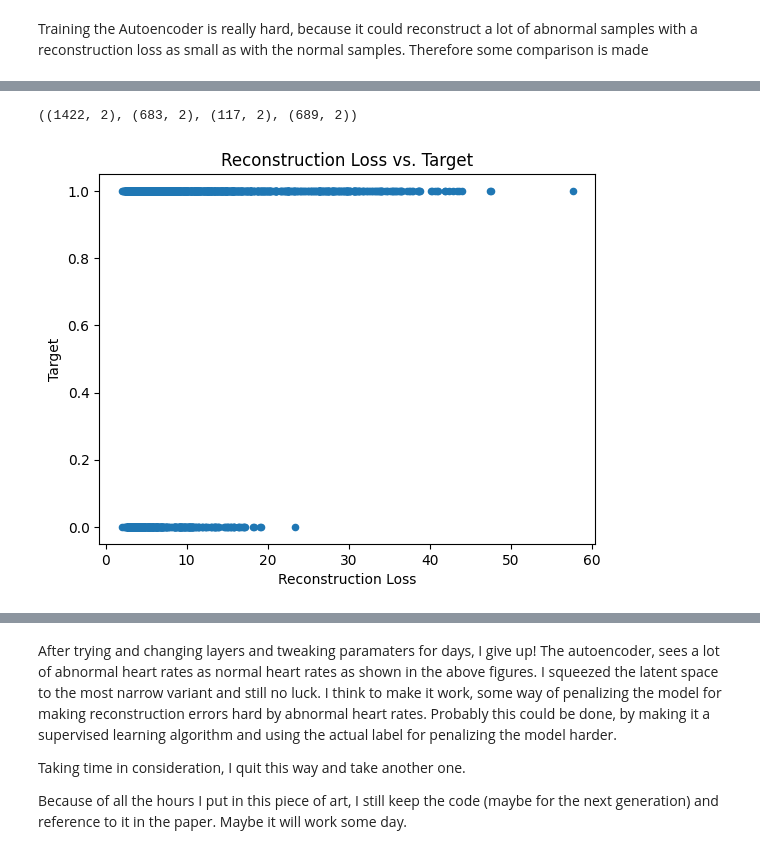
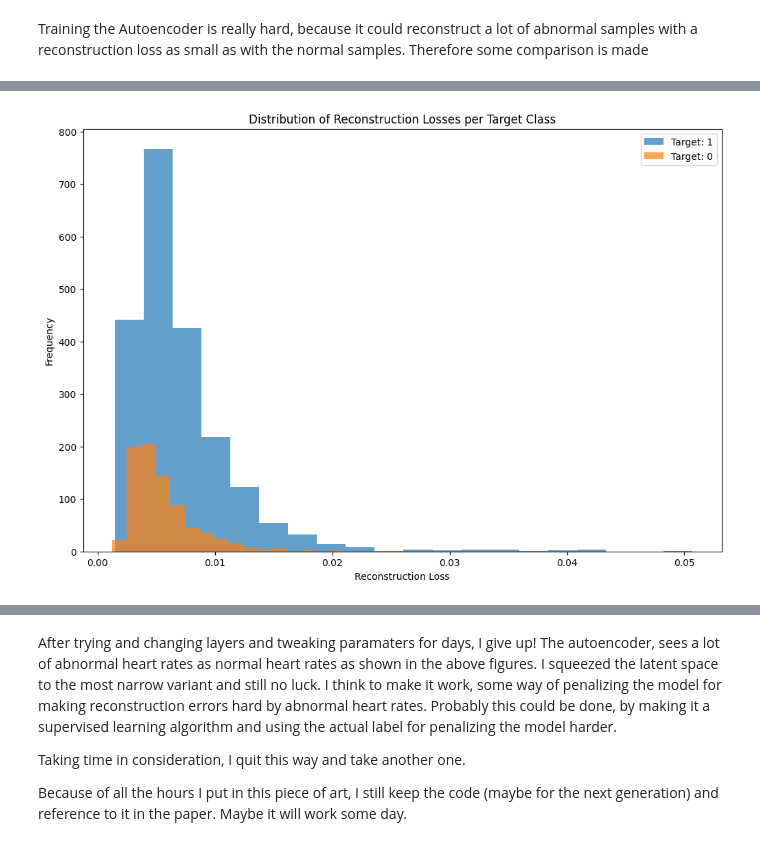
Before and after one commit to nicky508/nickyvanoorschot_mads_exam_24, a Jupyter notebook: notebooks/04_RAE_model.ipynb, the cells around one changed output, grey strips where cells are left out. Saved outputs shown, nothing was run; the diff lists cells and outputs as text; code cells hidden in the pictures.

```diff
--- a/notebooks/04_RAE_model.ipynb
+++ b/notebooks/04_RAE_model.ipynb
@@ -160,28 +136,54 @@ with torch.no_grad():
-# %%
-data = {
-        'Reconstruction Loss': reconstruction_losses,
-        'Target': targets
-    }
-
-# Create DataFrame for easy plotting
-df = pd.DataFrame(data)
-# print(df.head())
-
-# Plot using Seaborn
-df.plot.scatter(x='Reconstruction Loss', y='Target')
-plt.title('Reconstruction Loss vs. Target')
-plt.xlabel('Reconstruction Loss')
-plt.ylabel('Target')
-
-threshold = 8
-(
-    df[(df['Target'] == 1) & (df['Reconstruction Loss'] <= threshold)].shape, #Abnormal <= threshold #bad recall
-    df[(df['Target'] == 1) & (df['Reconstruction Loss'] > threshold)].shape, #Abnormal > threshold #good recall
-    df[(df['Target'] == 0) & (df['Reconstruction Loss'] > threshold)].shape, #Normal > threshold  # good recall
-    df[(df['Target'] == 0) & (df['Reconstruction Loss'] <= threshold)].shape #Normal <= threshold #good recall
-)
-# %% [output]
-((1422, 2), (683, 2), (117, 2), (689, 2))
-[figure, removed]
+# %%
+import random
+import matplotlib.pyplot as plt
+import numpy as np
+import torch
+import torch.nn as nn
+
+device = torch.device('cuda' if torch.cuda.is_available() else 'cpu')
+
+def predict(autoencoder, dataset):
+    predictions, losses = [], []
+    criterion = rae_model.ReconstructionLoss()
+    with torch.no_grad():
+        autoencoder.eval()
+
+        for input_sequence, target in dataset:
+            # Ensure input_sequence has correct dimensions (batch_size, seq_len, n_features)
+            input_sequence = input_sequence.unsqueeze(0).to(device)  # Add a dummy batch dimension
+
+            seq_pred = autoencoder(input_sequence)
+            loss = criterion(seq_pred, input_sequence.squeeze(0))  # Use input_sequence for calculating loss
+
+            predictions.append(seq_pred.cpu().numpy().flatten())
+            losses.append(loss.item())
+    return predictions, losses
+
+def plot_losses_per_target(dataset, encoder, decoder):
+    losses_per_target = {}
+
+    # Predict and accumulate losses per target
+    _, all_losses = predict(autoencoder, dataset)
+    for loss, (_, target) in zip(all_losses, dataset):
+        target_class = target.item()
+        if target_class not in losses_per_target:
+            losses_per_target[target_class] = []
+        losses_per_target[target_class].append(loss)
+
+    # Plotting
+    fig, ax = plt.subplots(figsize=(12, 8))
+    for target_class, loss_list in losses_per_target.items():
+        ax.hist(loss_list, bins=20, alpha=0.7, label=f'Target: {target_class}')
+
+    ax.set_xlabel('Reconstruction Loss')
+    ax.set_ylabel('Frequency')
+    ax.set_title('Distribution of Reconstruction Losses per Target Class')
+    ax.legend()
+    plt.show()
+
+# Assuming validsdatasetVAE is your dataset of sequences
+plot_losses_per_target(validsdatasetVAE, encoder, decoder)
+# %% [output]
+[figure, added]
 # %%
 # Calculate confusion matrix
```
Also changed, not shown: parts of 5 cells of this notebook, 39 other files.
